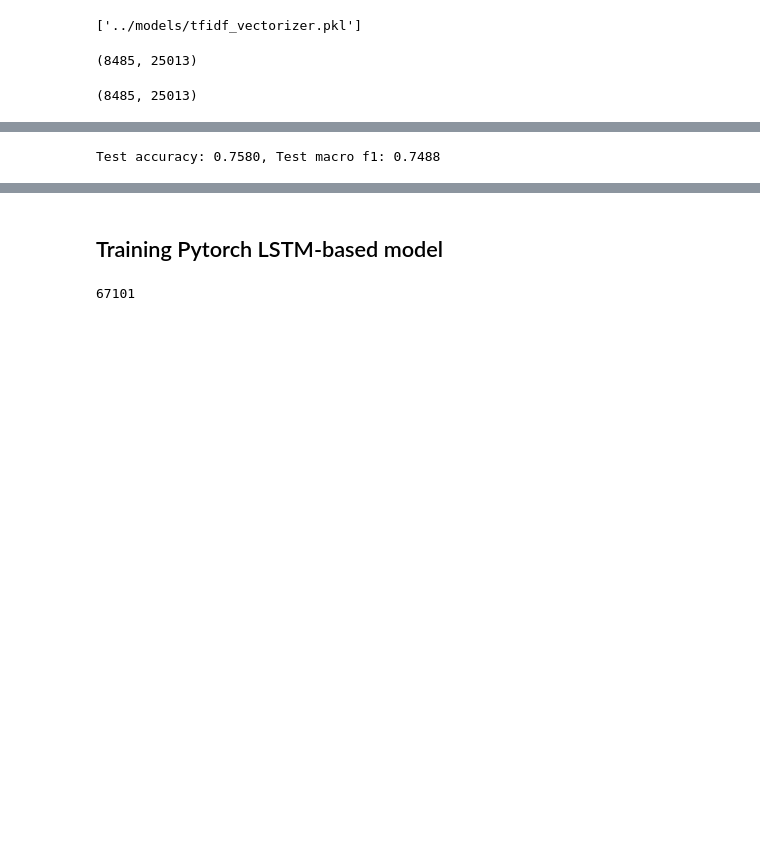
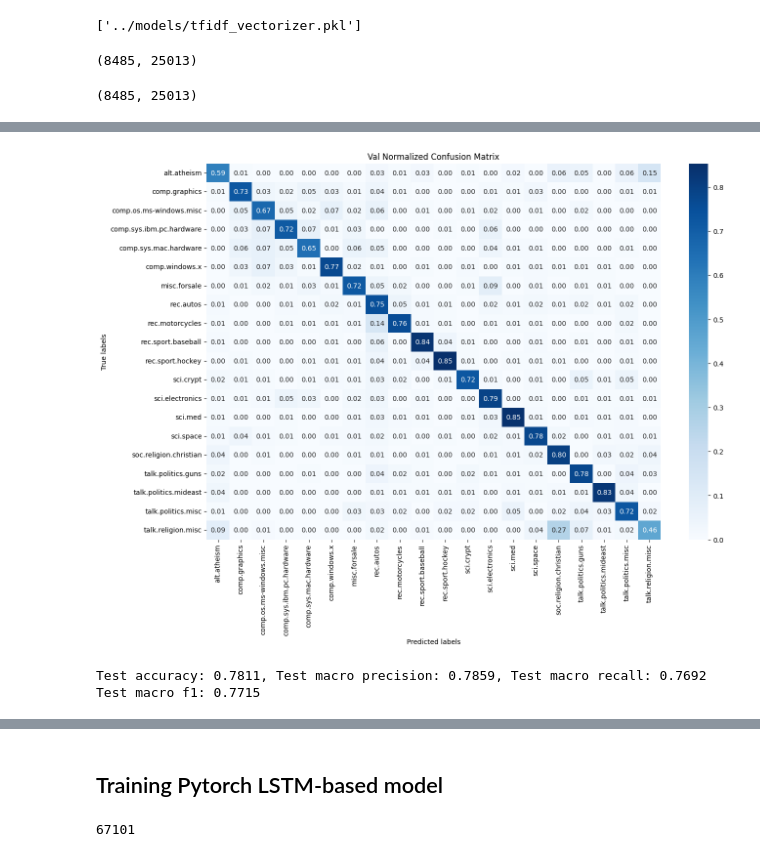
Before and after one commit to ikekee/twenty_newsgroups_classification_test_task, a Jupyter notebook: notebooks/model_training_experiments.ipynb, the cells around one changed output, grey strips where cells are left out. Saved outputs shown, nothing was run; the diff lists cells and outputs as text; code cells hidden in the pictures; blank space fills up the shorter version.

```diff
--- a/notebooks/model_training_experiments.ipynb
+++ b/notebooks/model_training_experiments.ipynb
@@ -340,3 +375,15 @@ plt.show()
+# %%
+cm = confusion_matrix(all_labels, all_preds, normalize="true")
+
+plt.figure(figsize=(15, 10))
+sns.heatmap(cm, annot=True, fmt='.2f', cmap='Blues',
+            xticklabels=train_val_split.target_names, yticklabels=train_val_split.target_names)
+plt.xlabel('Predicted labels')
+plt.ylabel('True labels')
+plt.title('Val Normalized Confusion Matrix')
+plt.show()
+# %% [output]
+[figure, added]
 # %%
 model_checkpoint = torch.load("../models/best.pth")
 model_args = model_checkpoint["model_args"]
@@ -347,13 +394,12 @@ model.load_state_dict(model_checkpoint['model_state_dict'])
 
 test_x_vectorized = feature_extractor.transform(test_x).toarray()
 test_dataset = TfidfDataset(test_x_vectorized, test_y)
-test_loader = DataLoader(test_dataset)
+test_loader = DataLoader(test_dataset, batch_size=16)
 
 model.eval()
-running_corrects = 0
-TP = torch.zeros(NUM_CLASSES)
-FP = torch.zeros(NUM_CLASSES)
-FN = torch.zeros(NUM_CLASSES)
+
+all_preds = []
+all_labels = []
 
 for inputs, labels in tqdm(test_loader, desc="Testing"):
     inputs = inputs.to(device)
@@ -363,19 +409,13 @@ for inputs, labels in tqdm(test_loader, desc="Testing"):
         outputs = model(inputs)
         _, preds = torch.max(outputs, 1)
     loss_value = criterion(outputs, labels)
-    preds = preds.cpu()
-    labels = labels.cpu()
-    for cls in range(NUM_CLASSES):
-        TP[cls] += ((preds == cls) & (labels == cls)).sum()
-        FP[cls] += ((preds == cls) & (labels != cls)).sum()
-        FN[cls] += ((preds != cls) & (labels == cls)).sum()
-    running_corrects += torch.sum(preds == labels.data)
+    all_preds.extend(list(preds.cpu().numpy()))
+    all_labels.extend(list(labels.cpu().numpy()))
 
-epoch_acc = running_corrects / len(test_dataset)
-epoch_precision = TP / (TP + FP + 1e-8)
-epoch_recall = TP / (TP + FN + 1e-8)
-epoch_f1 = 2 * epoch_precision * epoch_recall / (epoch_precision + epoch_recall + 1e-8)
-epoch_f1_macro = epoch_f1.mean()
-print(f"Test accuracy: {epoch_acc.item():.4f}, Test macro f1: {epoch_f1_macro:.4f}")
+accuracy = accuracy_score(all_labels, all_preds)
+precision = precision_score(all_labels, all_preds, average="macro")
+recall = recall_score(all_labels, all_preds, average="macro")
+f1 = f1_score(all_labels, all_preds, average="macro")
+print(f"Test accuracy: {accuracy:.4f}, Test macro precision: {precision:.4f}, Test macro recall: {recall:.4f}  Test macro f1: {f1:.4f}")
 # %% [output]
-Test accuracy: 0.7580, Test macro f1: 0.7488
+Test accuracy: 0.7811, Test macro precision: 0.7859, Test macro recall: 0.7692  Test macro f1: 0.7715
```
Also changed, not shown: parts of 10 cells of this notebook, 3 other files.
